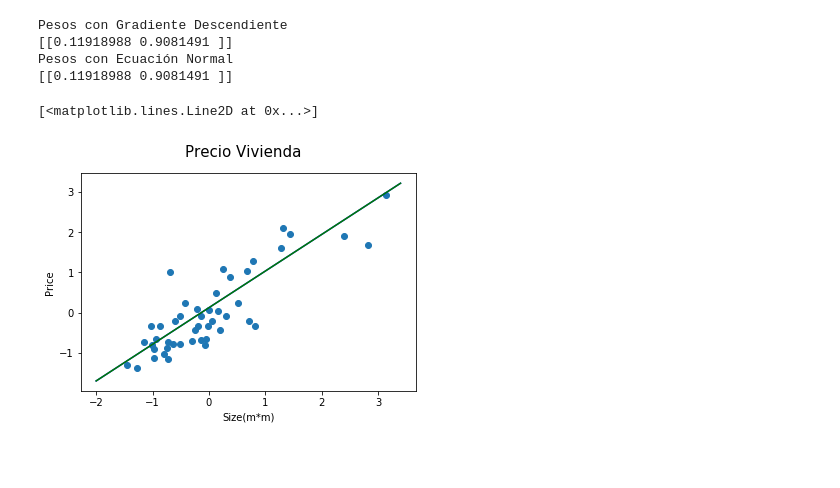
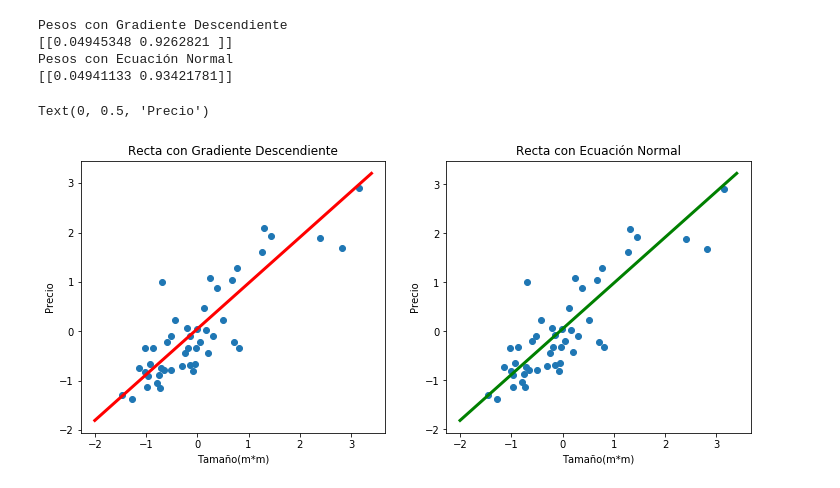
Before and after one commit to juan1t0/Topicos_IA, a Jupyter notebook: Regresion-Lineal.ipynb, the cells around one changed output. Drawn from its saved outputs; the diff is of its cells as text; code cells hidden in the pictures; blank space fills up the shorter version.

```diff
--- a/Regresion-Lineal.ipynb
+++ b/Regresion-Lineal.ipynb
@@ -190,31 +190,40 @@ Consumo Petróleo, menor MSE con: 0.01 500
 | 0.30 | 0.711440 | 0.711440 | 0.711440 | 0.711440 | 0.711440 | 0.711440 | 0.711440 |
 | 0.40 | 0.711440 | 0.711440 | 0.711440 | 0.711440 | 0.711440 | 0.711440 | 0.711440 |
 # %%
-#    Experimento 3
-plt.xlabel("Size(m*m)")
-plt.ylabel("Price")
-plt.suptitle("Precio Vivienda",fontsize=15)
+#    Experimento 3.1
+fig, ax = plt.subplots(1,2,figsize=(12,5))
+
 all_points_x = np.concatenate((H_train_x,H_test_x))[:,1]
-plt.scatter(all_points_x,np.concatenate((H_train_y, H_test_y)))
 
-Theta_GD, _ = Gradiente_Descendiente(H_train_x, H_train_y, H_Theta, iteraciones[0], tasa_aprendizaje[3])
+Theta_GD, _ = Gradiente_Descendiente(H_train_x, H_train_y, H_Theta, iteraciones[0], tasa_aprendizaje[0])
 Theta_EN = Ecuacion_Normal(H_train_x, H_train_y)
+
+X_rct = np.arange(-2,3.5,0.1)[np.newaxis].T
+X_rct = np.insert(X_rct, 0, 1, axis=1)
+Y_GD = X_rct.dot(Theta_GD.T)
+Y_EN = X_rct.dot(Theta_EN.T)
+
 print("Pesos con Gradiente Descendiente")
 print(Theta_GD)
 print("Pesos con Ecuación Normal")
 print(Theta_EN)
 
-X_rct = np.arange(-2,3.5,0.1)[np.newaxis].T
-X_rct = np.insert(X_rct, 0, 1, axis=1)
-Y_GD = X_rct.dot(Theta_GD.T)
-Y_EN = X_rct.dot(Theta_EN.T)
-plt.plot(X_rct[:,1],Y_GD,'-b')
-plt.plot(X_rct[:,1],Y_EN,'-g')
+ax[0].scatter(all_points_x,np.concatenate((H_train_y, H_test_y)))
+ax[0].plot(X_rct[:,1],Y_GD,'-r',linewidth=3.0)
+ax[0].set_title("Recta con Gradiente Descendiente")
+ax[0].set_xlabel("Tamaño(m*m)")
+ax[0].set_ylabel("Precio")
+
+ax[1].scatter(all_points_x,np.concatenate((H_train_y, H_test_y)))
+ax[1].plot(X_rct[:,1],Y_EN,'-g',linewidth=3.0)
+ax[1].set_title("Recta con Ecuación Normal")
+ax[1].set_xlabel("Tamaño(m*m)")
+ax[1].set_ylabel("Precio")
 # %% [output]
 Pesos con Gradiente Descendiente
-[[0.11918988 0.9081491 ]]
+[[0.04945348 0.9262821 ]]
 Pesos con Ecuación Normal
-[[0.11918988 0.9081491 ]]
+[[0.04941133 0.93421781]]
-[<matplotlib.lines.Line2D at 0x...>]
+Text(0, 0.5, 'Precio')
-[figure, old version]
+[figure, new version]
 # %%
```
Also changed, not shown: parts of 7 cells of this notebook.
